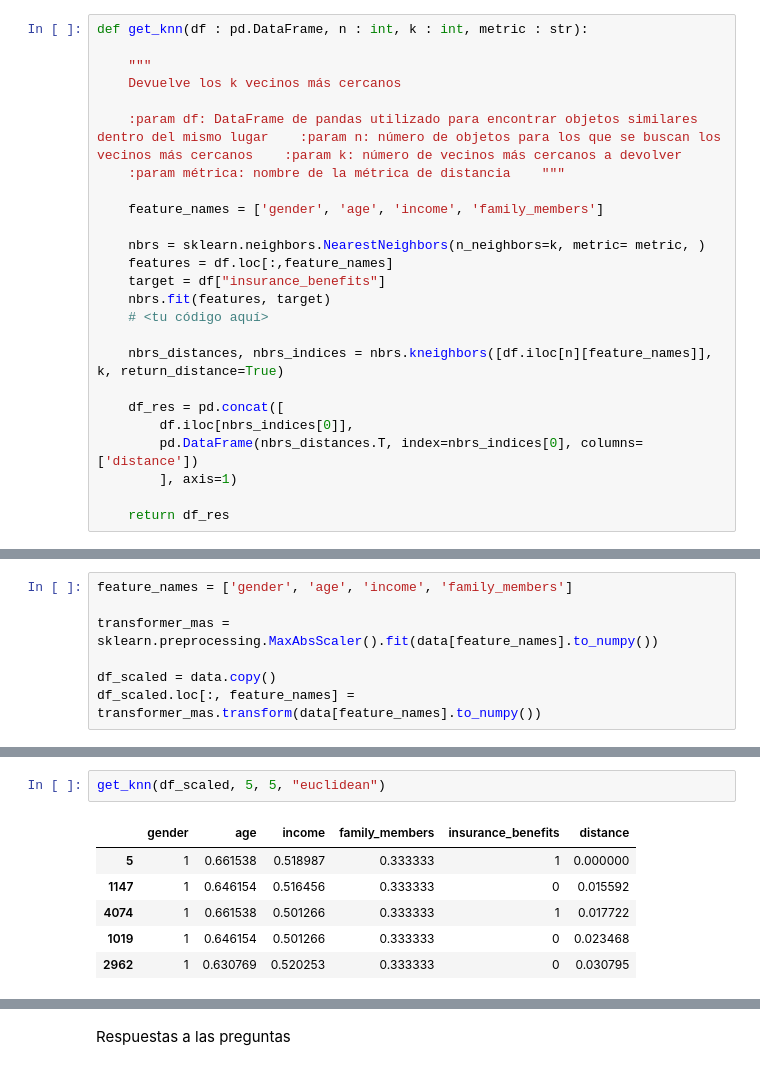
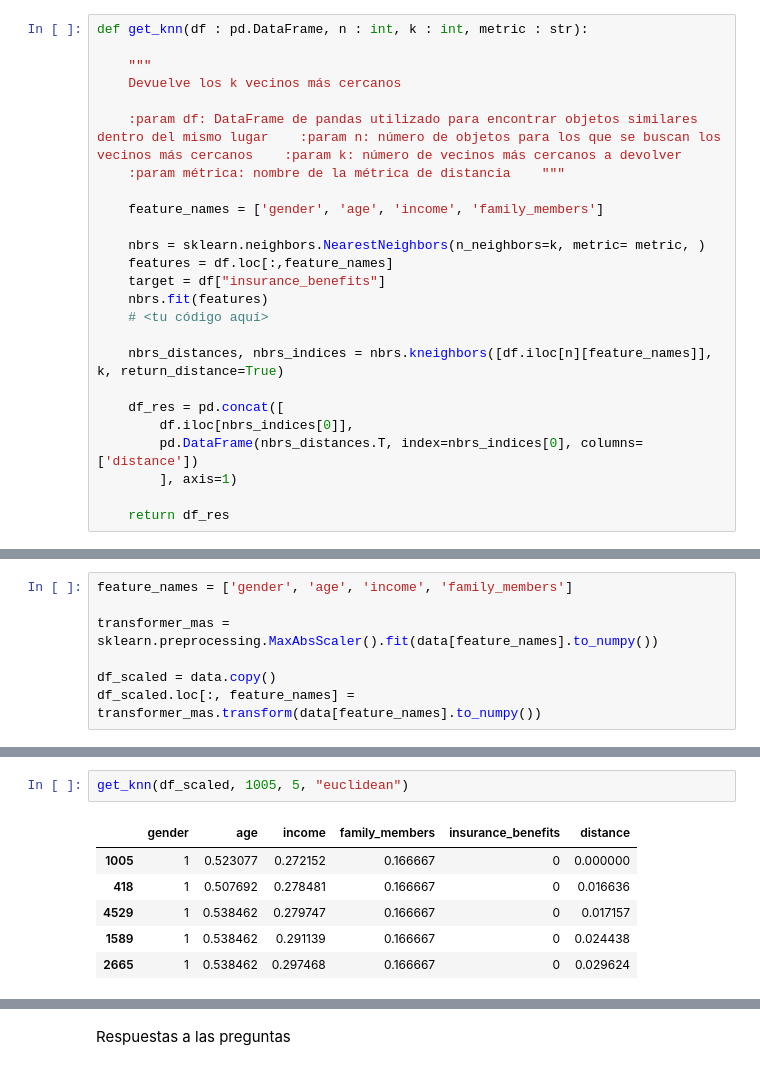
Before and after one commit to armodi97/Project_11, a Jupyter notebook: Project_11.ipynb, the cells around one changed output, grey strips where cells are left out. Cells and saved outputs as stored; diff of their text form.

```diff
--- a/Project_11.ipynb
+++ b/Project_11.ipynb
@@ -140,7 +140,7 @@ def get_knn(df : pd.DataFrame, n : int, k : int, metric : str):
     nbrs = sklearn.neighbors.NearestNeighbors(n_neighbors=k, metric= metric, )
     features = df.loc[:,feature_names]
     target = df["insurance_benefits"]
-    nbrs.fit(features, target)
+    nbrs.fit(features)
     # <tu código aquí>
 
     nbrs_distances, nbrs_indices = nbrs.kneighbors([df.iloc[n][feature_names]], k, return_distance=True)
@@ -174,9 +183,9 @@ Ahora, vamos a obtener registros similares para un cliente determinado, para cad
 # %%
-get_knn(df_scaled, 5, 5, "euclidean")
+get_knn(df_scaled, 1005, 5, "euclidean")
 # %% [output]
 |  | gender | age | income | family_members | insurance_benefits | distance |
-| 5 | 1 | 0.661538 | 0.518987 | 0.333333 | 1 | 0.000000 |
-| 1147 | 1 | 0.646154 | 0.516456 | 0.333333 | 0 | 0.015592 |
-| 4074 | 1 | 0.661538 | 0.501266 | 0.333333 | 1 | 0.017722 |
-| 1019 | 1 | 0.646154 | 0.501266 | 0.333333 | 0 | 0.023468 |
-| 2962 | 1 | 0.630769 | 0.520253 | 0.333333 | 0 | 0.030795 |
+| 1005 | 1 | 0.523077 | 0.272152 | 0.166667 | 0 | 0.000000 |
+| 418 | 1 | 0.507692 | 0.278481 | 0.166667 | 0 | 0.016636 |
+| 4529 | 1 | 0.538462 | 0.279747 | 0.166667 | 0 | 0.017157 |
+| 1589 | 1 | 0.538462 | 0.291139 | 0.166667 | 0 | 0.024438 |
+| 2665 | 1 | 0.538462 | 0.297468 | 0.166667 | 0 | 0.029624 |
```
Also changed, not shown: parts of 7 cells of this notebook, 1 other file.
